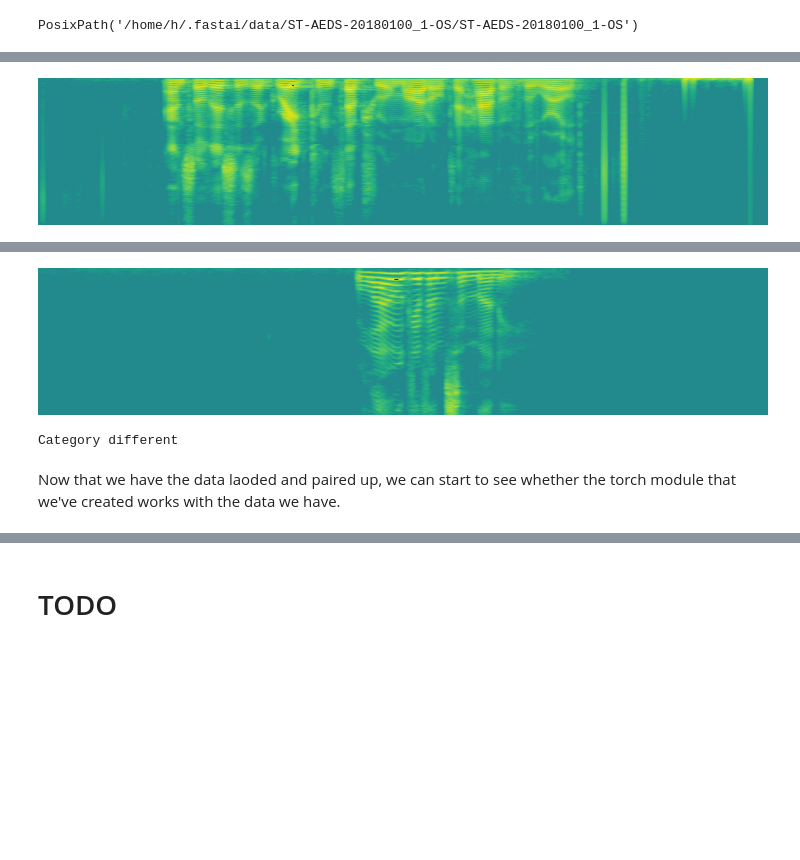
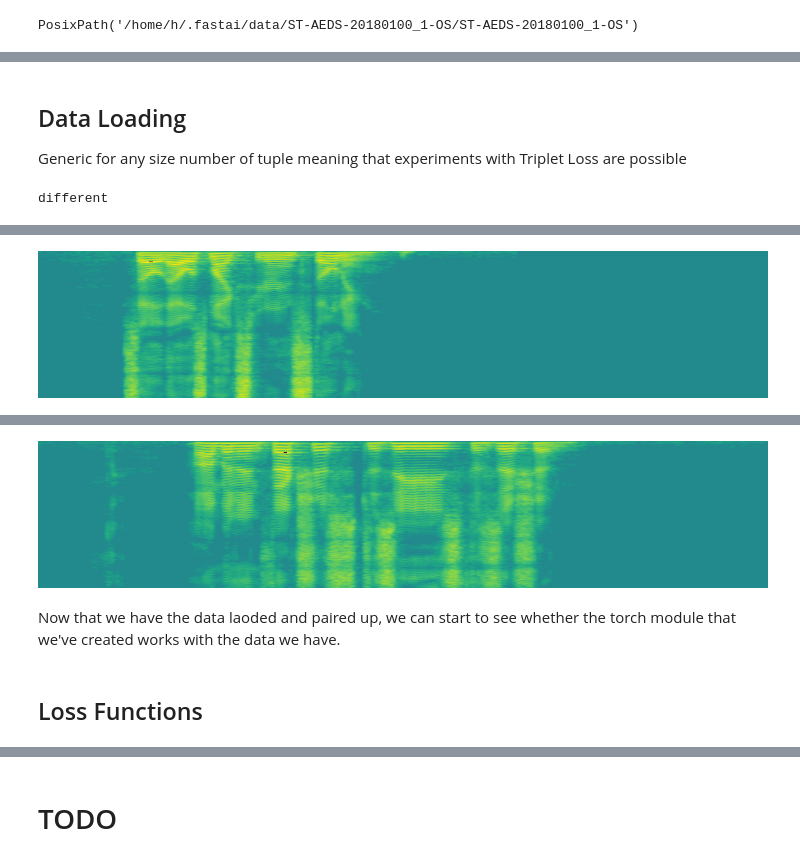
Before and after one commit to tbass134/fastai_audio, a Jupyter notebook: Voice Identification.ipynb, the cells around one changed output, grey strips where cells are left out. Saved outputs shown, nothing was run; the diff lists cells and outputs as text; code cells hidden in the pictures; blank space fills up the shorter version.

```diff
--- a/Voice Identification.ipynb
+++ b/Voice Identification.ipynb
@@ -68,3 +66,7 @@ audios.valid.x.tfm_args = tfm_params
+# %% [markdown]
+## Data Loading
+
+Generic for any size number of tuple meaning that experiments with Triplet Loss are possible
 # %%
 class ItemTuple(ItemBase):
 
@@ -174,24 +176,24 @@ class SiameseDataset(LabelList):
         return inst
 # %%
 # We choose to keep one of each gender hidden in our validation set
-sd = SiameseDataset.from_label_list(audios.train, [0, 6], 20, 40)
+sd = SiameseDataset.from_label_list(audios.train, [0, 6], 100, 100)
 sd.train.x.tfm_args = tfm_params
 sd.valid.x.tfm_args = tfm_params
 tfm_sg_shift.use_on_y = False # Library broken
 tfm_sg_aug.use_on_y = False # Library broken
 tfms = [tfm_sg_shift, tfm_sg_aug], []
 
-data = sd.transform(tfms).databunch(bs=20)
+data = sd.transform(tfms).databunch(bs=30)
 # %%
 x, y = data.train_ds[-159]
+print(y)
 x.show()
-y
 # %% [output]
+different
 [interactive output not drawn]
-[figure, old version]
+[figure, new version]
 [interactive output not drawn]
-[figure, old version]
+[figure, new version]
-Category different
 # %% [markdown]
 Now that we have the data laoded and paired up, we can start to see whether the torch module that we've created works with the data we have.
 # %%
@@ -211,0 +215,2 @@ class SiameseNetwork(nn.Module):
+# %% [markdown]
+## Loss Functions
```
Also changed, not shown: parts of 8 cells of this notebook.
